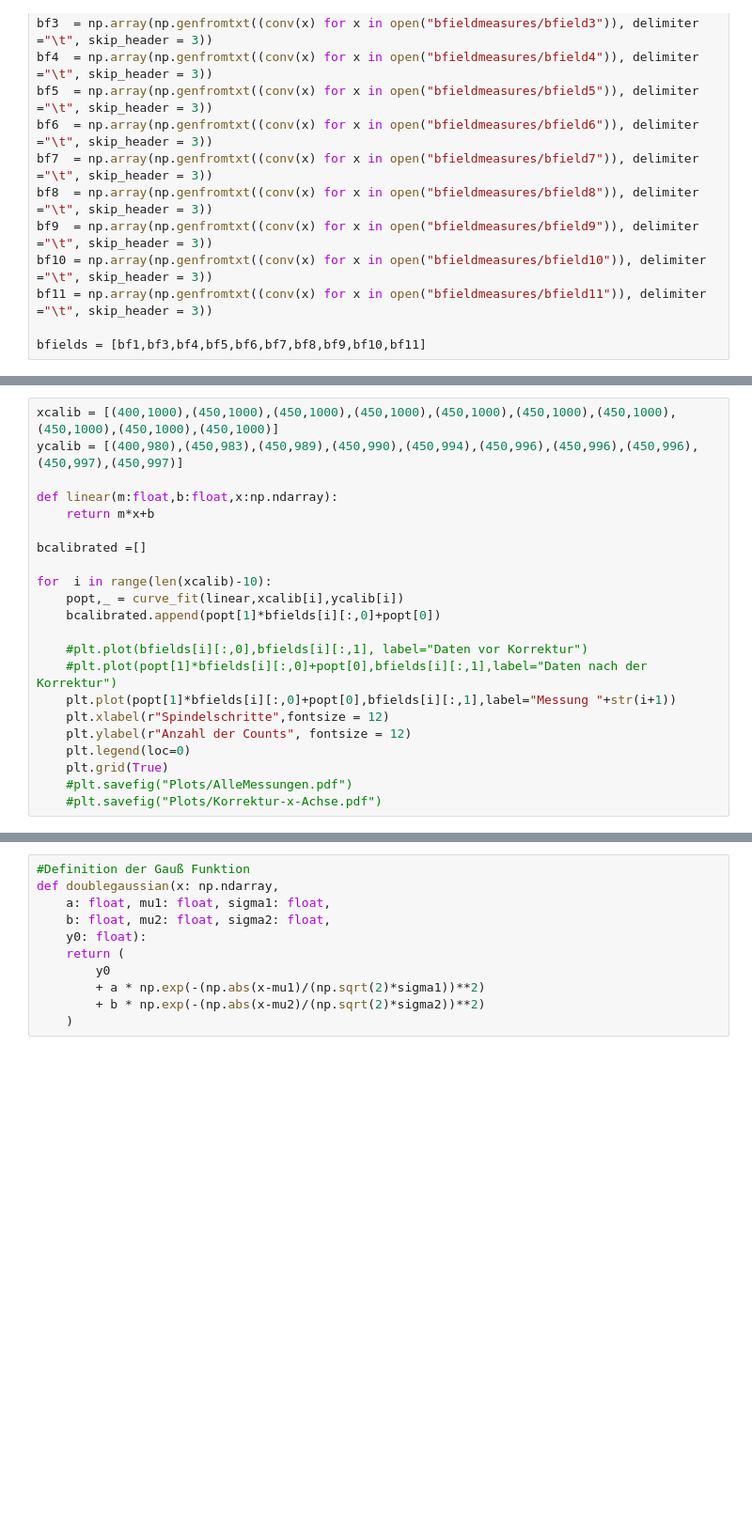
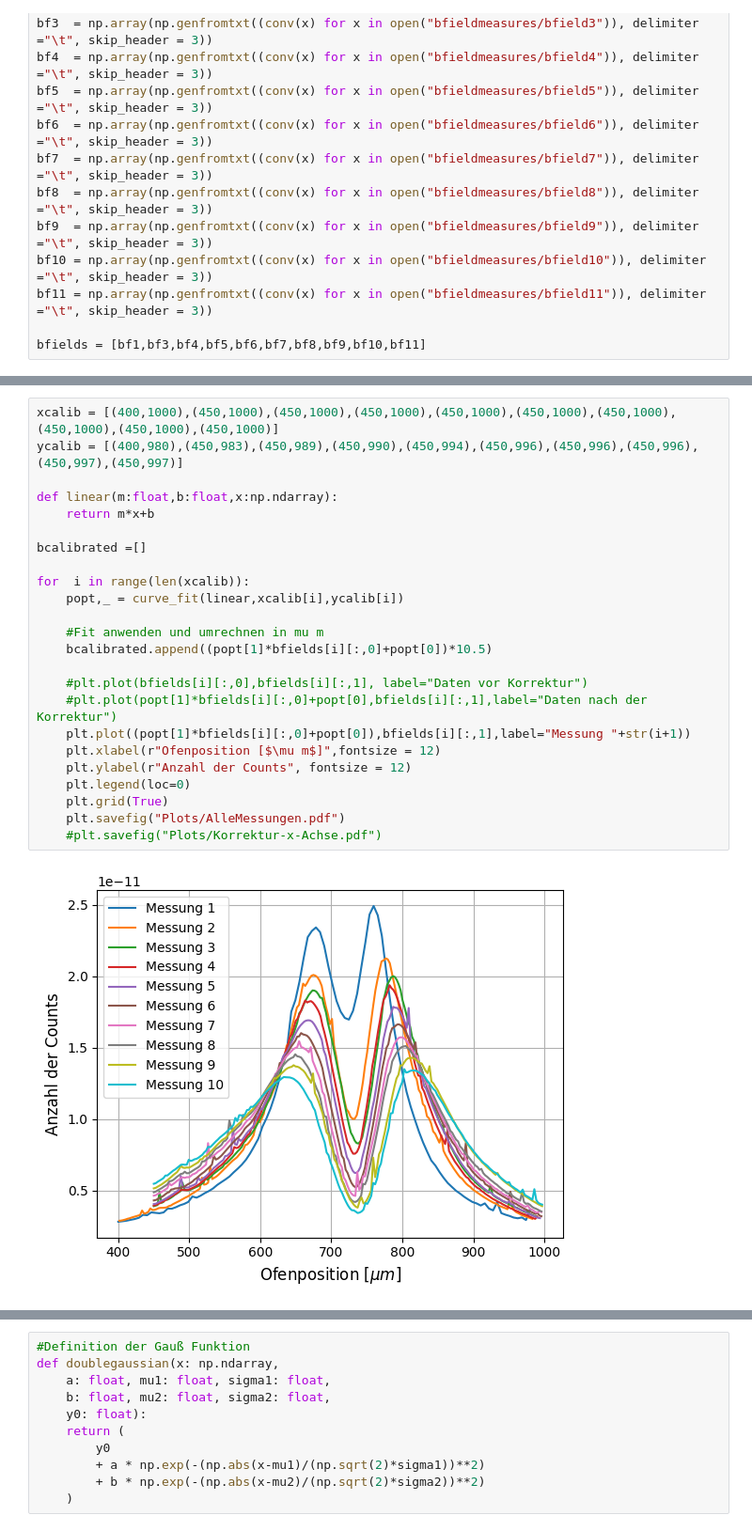
Before and after one commit to CaptainNikon/A2-, a Jupyter notebook: AuswertungNew.ipynb, the cells around one changed output, grey strips where cells are left out. Shown: that part at 94% size. Cells and saved outputs as stored; diff of their text form; blank space fills up the shorter version.

```diff
--- a/AuswertungNew.ipynb
+++ b/AuswertungNew.ipynb
@@ -30,22 +45,26 @@ bfields = [bf1,bf3,bf4,bf5,bf6,bf7,bf8,bf9,bf10,bf11]
 # %%
 xcalib = [(400,1000),(450,1000),(450,1000),(450,1000),(450,1000),(450,1000),(450,1000),(450,1000),(450,1000),(450,1000)]
 ycalib = [(400,980),(450,983),(450,989),(450,990),(450,994),(450,996),(450,996),(450,996),(450,997),(450,997)]
 
 def linear(m:float,b:float,x:np.ndarray):
     return m*x+b
 
 bcalibrated =[]
 
-for  i in range(len(xcalib)-10):
+for  i in range(len(xcalib)):
     popt,_ = curve_fit(linear,xcalib[i],ycalib[i])
-    bcalibrated.append(popt[1]*bfields[i][:,0]+popt[0])
+
+    #Fit anwenden und umrechnen in mu m
+    bcalibrated.append((popt[1]*bfields[i][:,0]+popt[0])*10.5)
 
     #plt.plot(bfields[i][:,0],bfields[i][:,1], label="Daten vor Korrektur")
     #plt.plot(popt[1]*bfields[i][:,0]+popt[0],bfields[i][:,1],label="Daten nach der Korrektur")
-    plt.plot(popt[1]*bfields[i][:,0]+popt[0],bfields[i][:,1],label="Messung "+str(i+1))
-    plt.xlabel(r"Spindelschritte",fontsize = 12)
+    plt.plot((popt[1]*bfields[i][:,0]+popt[0]),bfields[i][:,1],label="Messung "+str(i+1))
+    plt.xlabel(r"Ofenposition [$\mu m$]",fontsize = 12)
     plt.ylabel(r"Anzahl der Counts", fontsize = 12)
     plt.legend(loc=0)
     plt.grid(True)
-    #plt.savefig("Plots/AlleMessungen.pdf")
+    plt.savefig("Plots/AlleMessungen.pdf")
     #plt.savefig("Plots/Korrektur-x-Achse.pdf")
+# %% [output]
+[figure, added]
```
Also changed, not shown: parts of 4 cells of this notebook, 5 other files.
